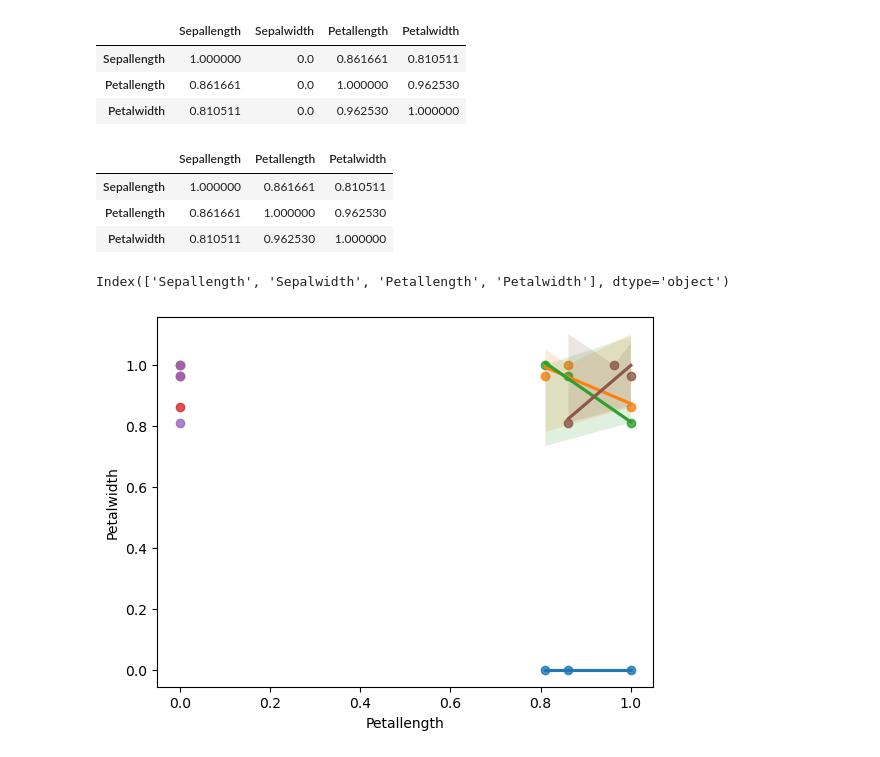
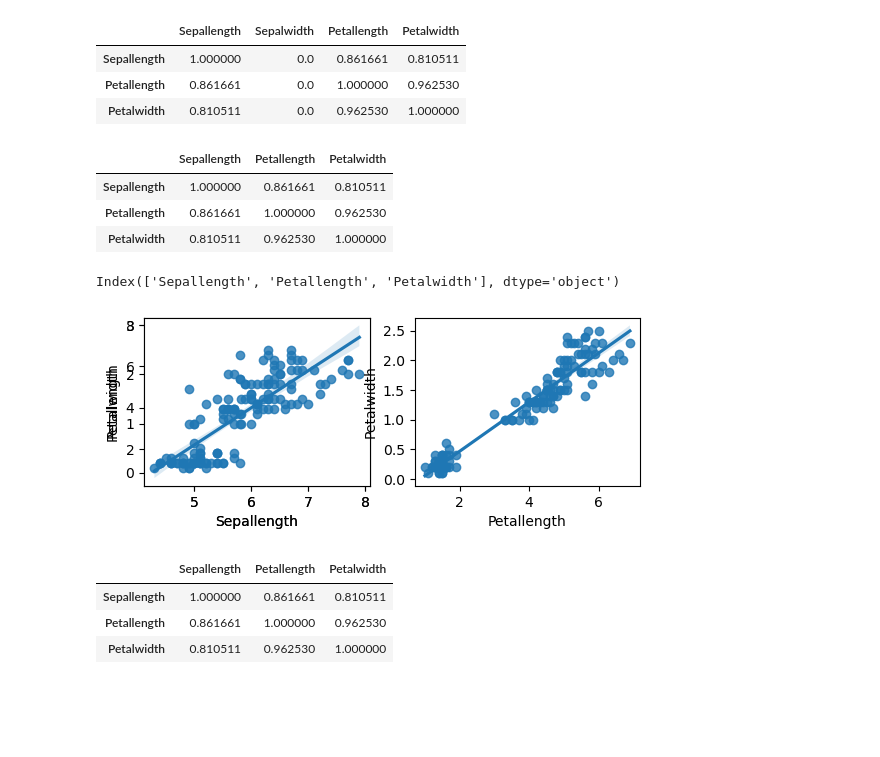
Before and after one commit to mixer123/UWM_analiza_duzych_zbiorow_danych_1, a Jupyter notebook: activity12_NO_SPARK.ipynb, the cells around one changed output. Cells and saved outputs as stored; diff of their text form; code cells hidden in the pictures; blank space fills up the shorter version.

```diff
--- a/activity12_NO_SPARK.ipynb
+++ b/activity12_NO_SPARK.ipynb
@@ -181,19 +174,32 @@ corr_matrix_new
 | Sepallength | 1.000000 | 0.0 | 0.861661 | 0.810511 |
 | Petallength | 0.861661 | 0.0 | 1.000000 | 0.962530 |
 | Petalwidth | 0.810511 | 0.0 | 0.962530 | 1.000000 |
-# %%
-corr_matrix_new.drop(columns=['Sepalwidth'])
-# %% [output]
-|  | Sepallength | Petallength | Petalwidth |
-| Sepallength | 1.000000 | 0.861661 | 0.810511 |
-| Petallength | 0.861661 | 1.000000 | 0.962530 |
-| Petalwidth | 0.810511 | 0.962530 | 1.000000 |
+# %%
+corr_matrix_new.drop(columns=['Sepalwidth'])
+# %% [output]
+|  | Sepallength | Petallength | Petalwidth |
+| Sepallength | 1.000000 | 0.861661 | 0.810511 |
+| Petallength | 0.861661 | 1.000000 | 0.962530 |
+| Petalwidth | 0.810511 | 0.962530 | 1.000000 |
+# %%
+columns_ = corr_matrix_new.drop(columns=['Sepalwidth']).columns
+# %%
+columns_
+# %% [output]
+Index(['Sepallength', 'Petallength', 'Petalwidth'], dtype='object')
 # %%
-columns_ = corr_matrix_new.columns
-print(columns_)
+
+fig = plt.figure()
 for i in range(len(columns_)):
     for j in range(i+1, len(columns_)):
-        sns.regplot(corr_matrix_new[columns_[i]],corr_matrix_new[columns_[j]])
+        ax = fig.add_subplot(2, 2, i+1)
+        sns.regplot(df[columns_[i]],df[columns_[j]])
 # %% [output]
-Index(['Sepallength', 'Sepalwidth', 'Petallength', 'Petalwidth'], dtype='object')
-[figure, old version]
+[figure, new version]
+# %%
+corr_matrix_new.drop(columns=['Sepalwidth'])
+# %% [output]
+|  | Sepallength | Petallength | Petalwidth |
+| Sepallength | 1.000000 | 0.861661 | 0.810511 |
+| Petallength | 0.861661 | 1.000000 | 0.962530 |
+| Petalwidth | 0.810511 | 0.962530 | 1.000000 |
```
Also changed, not shown: parts of 4 cells of this notebook.
